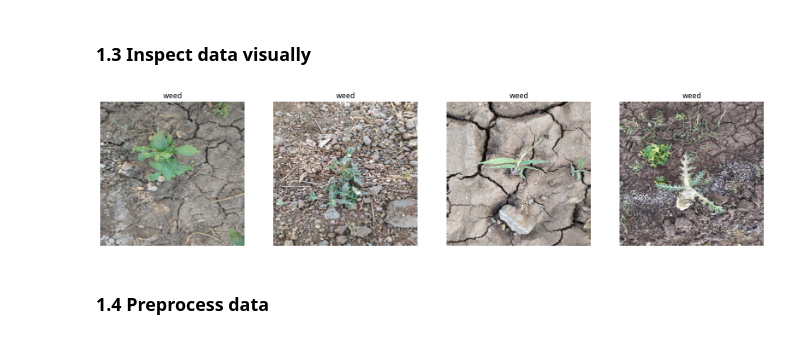
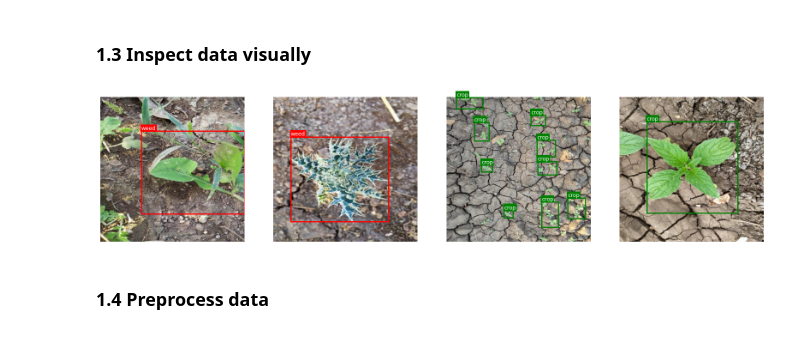
Before and after one commit to synapsy4/weed-detector, a Jupyter notebook: exploration.ipynb, the cells around one changed output. Saved outputs shown, nothing was run; the diff lists cells and outputs as text; code cells hidden in the pictures.

Commit message:
Refined training + eval structure: model specific train + eval dirs under outputs/; models/ for pretrained weights; visualize random samples correction to show bbxs+labels

```diff
--- a/exploration.ipynb
+++ b/exploration.ipynb
@@ -149,42 +134,12 @@ Counts per class: {0: 1212, 1: 860}
 [figure]
 # %% [markdown]
 ### 1.3 Inspect data visually
-# %%
-def inspect_rnd_sample(k=4):
-    """
-    Visualize k random data-label pairs
-    """
-
-    # Get random image path
-    data_dir = Path("data/raw/agri_data/data")
-    img_paths = list(data_dir.glob("*.jpeg"))
-    rnd_img_paths = random.sample(img_paths, k)
-
-    # Get class mapping
-    classes_path = Path("data/raw/classes.txt")
-    classes = open(classes_path, "r").read().split()
-    idx_to_class = {i: c for i,c in enumerate(classes)}
-
-    _, axs = plt.subplots(1,k,figsize=(5*k,5))
-
-    for img_path, ax in zip(rnd_img_paths, axs):
-        # Get label path
-        img_id = img_path.stem
-        lbl_path = data_dir / (img_id +".txt")
-
-        # Get class label idx
-        class_idx = int(open(lbl_path, "r").read()[0])
-        class_label = idx_to_class[class_idx]
-
-        # Show image
-        img = Image.open(img_path)
-        ax.imshow(img)
-        ax.set_title(class_label)
-        ax.axis("off")
-
-inspect_rnd_sample()
-# %% [output]
-[figure, removed]
+# %%
+from src.utils import inspect_rnd_samples
+
+inspect_rnd_samples()
+# %% [output]
+[figure, added]
 # %% [markdown]
 ### 1.4 Preprocess data
 # %%
```
Also changed, not shown: parts of 12 cells of this notebook, 4 other files.
